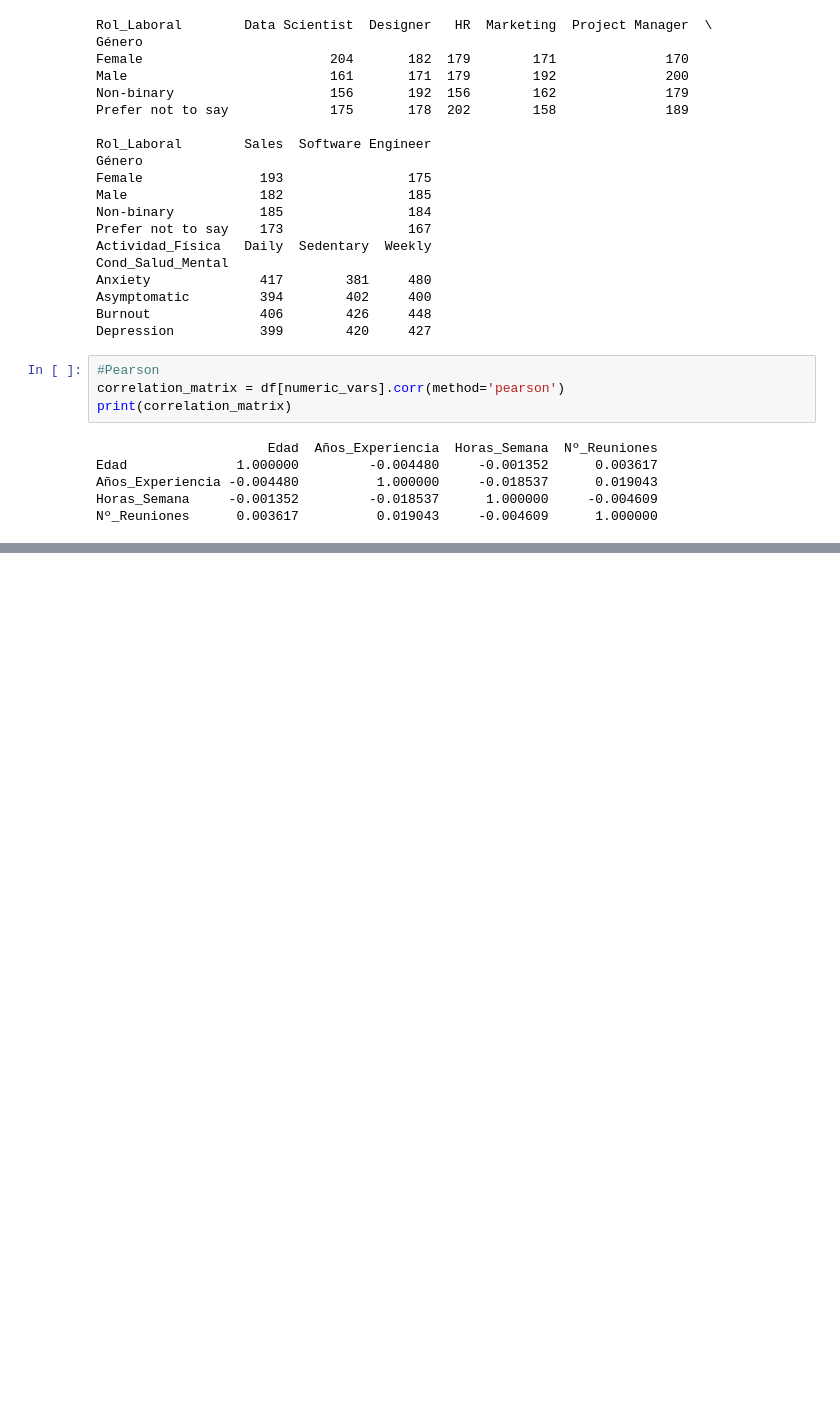
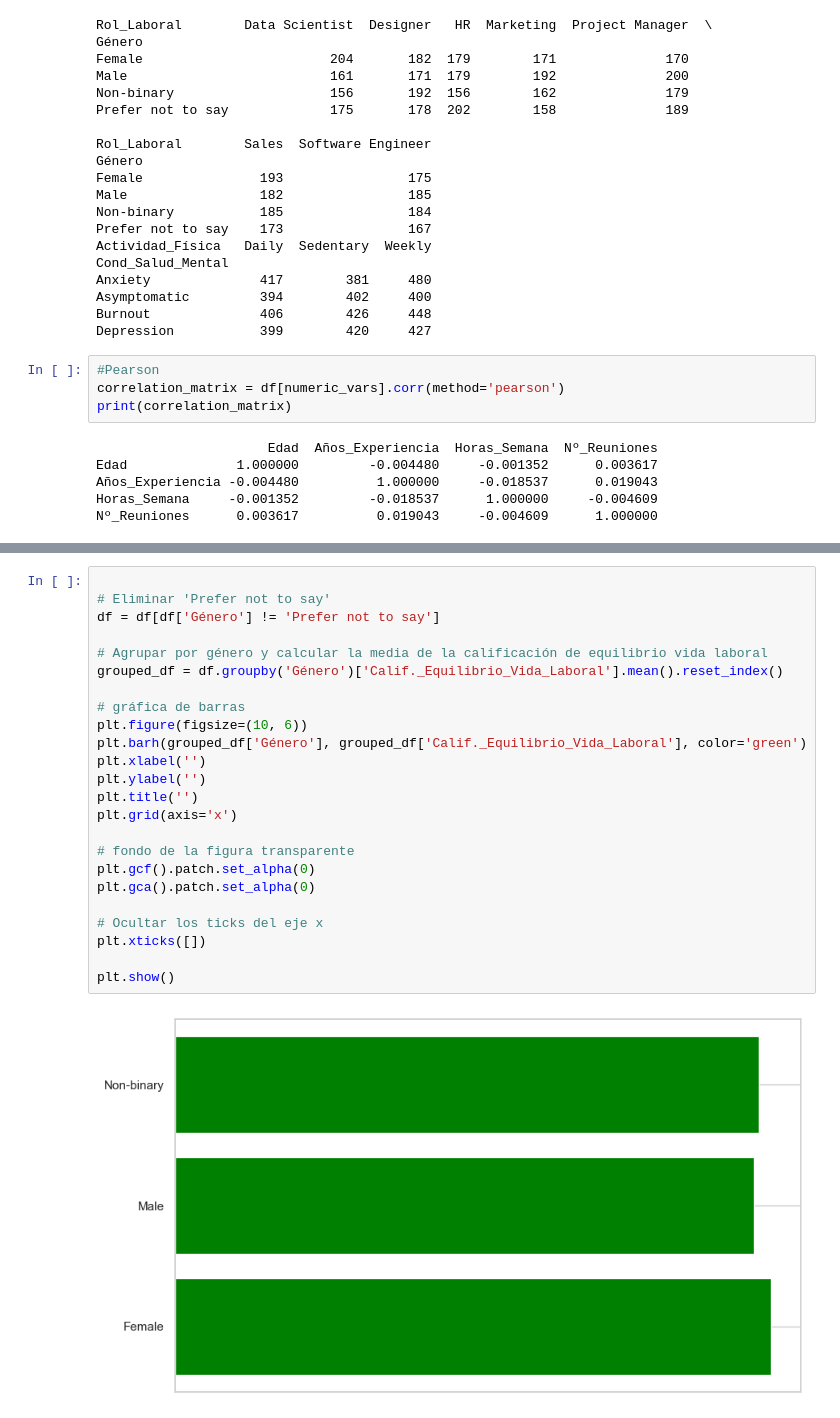
Before and after one commit to ConchaLG/ONLINE_DS_THEBRIDGE_ConchaLopez_Exercises, a Jupyter notebook: Concha_EDA/EDA.ipynb, the cells around one changed output, grey strips where cells are left out. Saved outputs shown, nothing was run; the diff lists cells and outputs as text; blank space fills up the shorter version.

```diff
--- a/Concha_EDA/EDA.ipynb
+++ b/Concha_EDA/EDA.ipynb
@@ -454,0 +476,26 @@ plt.show()
+# %%
+
+# Eliminar 'Prefer not to say'
+df = df[df['Género'] != 'Prefer not to say']
+
+# Agrupar por género y calcular la media de la calificación de equilibrio vida laboral
+grouped_df = df.groupby('Género')['Calif._Equilibrio_Vida_Laboral'].mean().reset_index()
+
+# gráfica de barras
+plt.figure(figsize=(10, 6))
+plt.barh(grouped_df['Género'], grouped_df['Calif._Equilibrio_Vida_Laboral'], color='green')
+plt.xlabel('')
+plt.ylabel('')
+plt.title('')
+plt.grid(axis='x')
+
+# fondo de la figura transparente
+plt.gcf().patch.set_alpha(0)
+plt.gca().patch.set_alpha(0)
+
+# Ocultar los ticks del eje x
+plt.xticks([])
+
+plt.show()
+# %% [output]
+[figure, added]
```
Also changed, not shown: parts of 31 cells of this notebook, 1 other file.
